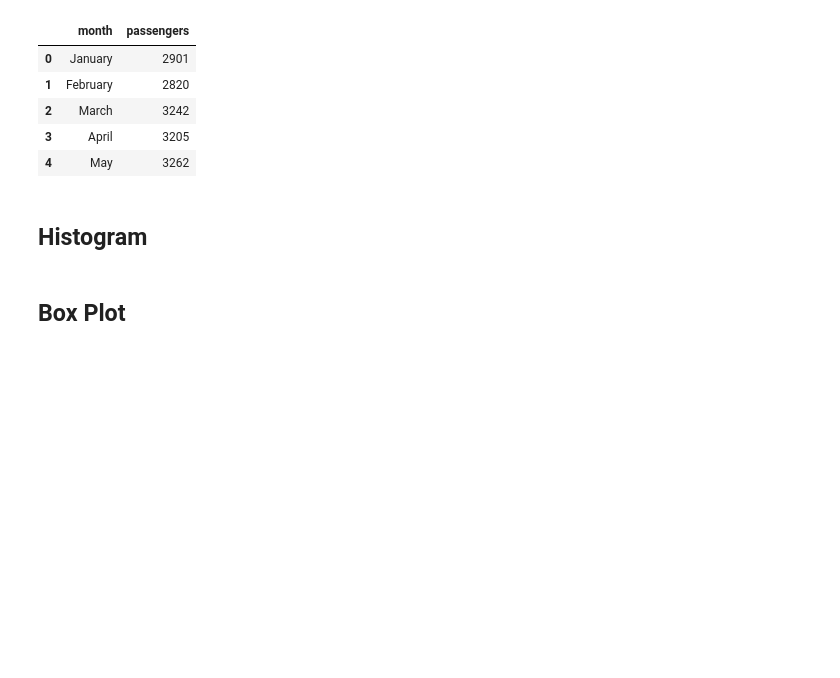
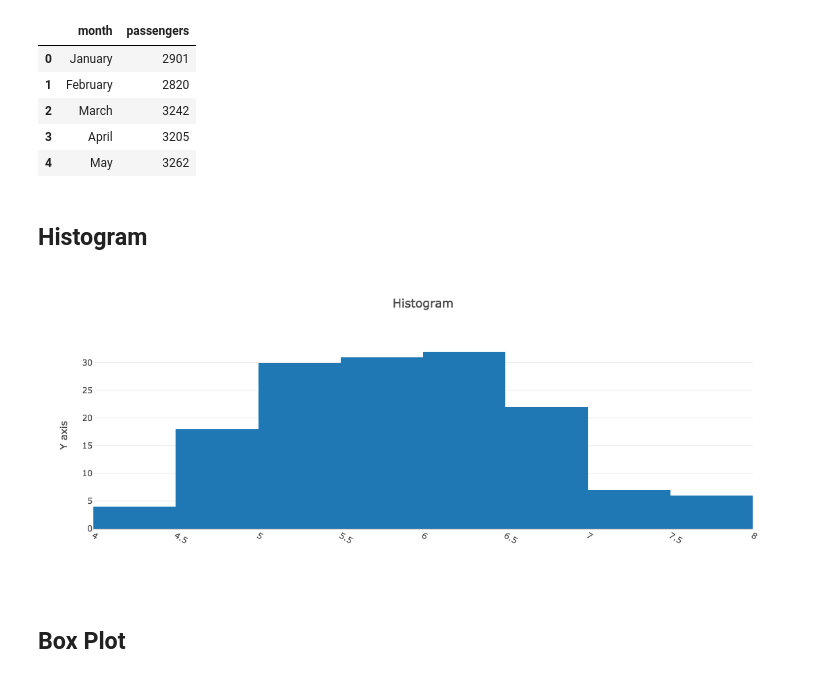
Before and after one commit to takaiyuk/notebooks, a Jupyter notebook: make_plotly.ipynb, the cells around one changed output. Cells and saved outputs as stored; diff of their text form; code cells hidden in the pictures; blank space fills up the shorter version.

```diff
--- a/make_plotly.ipynb
+++ b/make_plotly.ipynb
@@ -58,15 +63,18 @@ flights_month.head()
 # %%
 def go_hist(df, col):
     gohist = go.Histogram(x = df[col],
                           histfunc = "count",
                           name = col)
     return gohist
 
 trace = go_hist(iris, "sepal_length")
 traces = [trace]
-layout = go.Layout(title = 'Title', xaxis=dict(tickangle=30), yaxis = dict(title = 'Y axis'), bargap = 0, bargroupgap = 0)
+layout = go.Layout(title = 'Histogram', xaxis=dict(tickangle=30), yaxis = dict(title = 'Y axis'), bargap = 0, bargroupgap = 0)
 fig = go.Figure(data=traces, layout=layout)
-path_html = plotly.offline.plot(fig, filename="output/hist.html", auto_open=False, show_link=False)
+# path_html = plotly.offline.plot(fig, filename="output/hist.html", auto_open=False, show_link=False)
+plotly.offline.iplot(fig)
+# %% [output]
+[figure, added]
 # %% [markdown]
 ## Box Plot
 # %%
```
Also changed, not shown: parts of 11 cells of this notebook.
